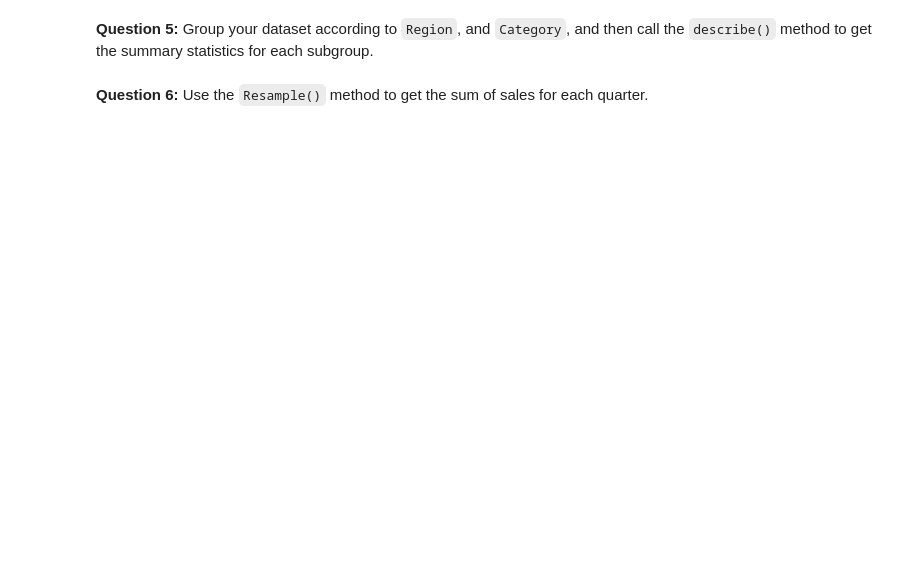
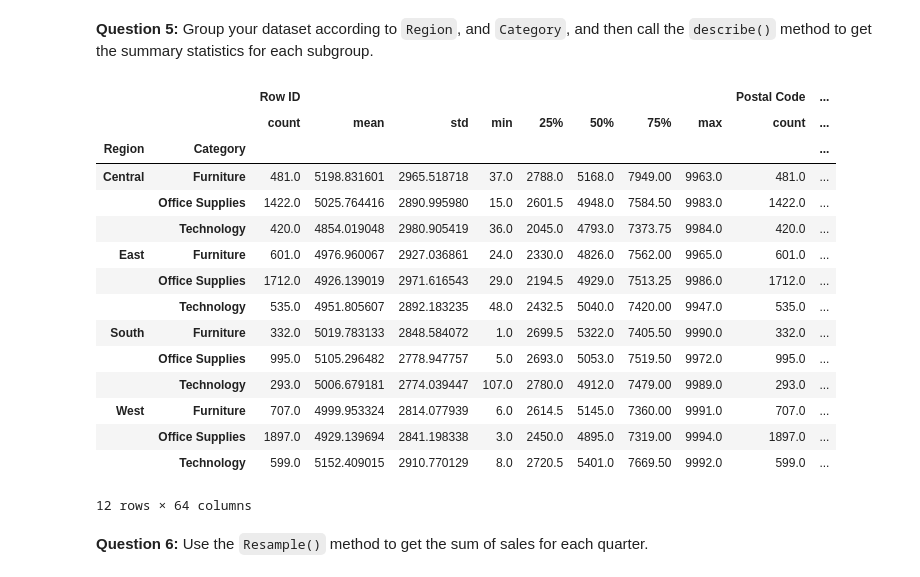
Before and after one commit to Yuliana-GitHub/DAT-07-28-iuliana, a Jupyter notebook: ClassMaterial/Unit2/Class6/Labs/Pandas -- Cleaning, Merging, Grouping-iuliana.ipynb, the cells around one changed output. Saved outputs shown, nothing was run; the diff lists cells and outputs as text; code cells hidden in the pictures; blank space fills up the shorter version.

```diff
--- a/ClassMaterial/Unit2/Class6/Labs/Pandas -- Cleaning, Merging, Grouping-iuliana.ipynb
+++ b/ClassMaterial/Unit2/Class6/Labs/Pandas -- Cleaning, Merging, Grouping-iuliana.ipynb
@@ -65,3 +62,5 @@ Go ahead and create the following columns in your dataset.
+# %%
+orders['Late']=orders['Actual Ship Time']>orders['Expected Ship Time']
 # %% [markdown]
 ### Section II: Merging Dataframes
 # %% [markdown]
@@ -80,3 +77,10 @@ Use the `drop()` method if you need to get rid of redundant columns.
+# %%
+orders = orders.merge(person, on = 'Region', how = 'left')
+orders = orders.merge(returns, on = 'Order ID',how ='left')
+# %%
+orders['Returned'].fillna('No',inplace=True)
+# %%
+orders.rename({'Person':'Salesperson'},axis=1, inplace = True)
 # %% [markdown]
 ### Section III: Grouping
 
@@ -104,2 +138,21 @@ Use the `groupby` or `resample` method to answer the following questions.
+# %%
+orders.groupby(['Region','Category']).describe()
+# %% [output]
+|  |  | Row ID |  |  |  |  |  |  |  | Postal Code | ... |
+|  |  | count | mean | std | min | 25% | 50% | 75% | max | count | ... |
+| Region | Category |  |  |  |  |  |  |  |  |  | ... |
+| Central | Furniture | 481.0 | 5198.831601 | 2965.518718 | 37.0 | 2788.0 | 5168.0 | 7949.00 | 9963.0 | 481.0 | ... |
+|  | Office Supplies | 1422.0 | 5025.764416 | 2890.995980 | 15.0 | 2601.5 | 4948.0 | 7584.50 | 9983.0 | 1422.0 | ... |
+|  | Technology | 420.0 | 4854.019048 | 2980.905419 | 36.0 | 2045.0 | 4793.0 | 7373.75 | 9984.0 | 420.0 | ... |
+| East | Furniture | 601.0 | 4976.960067 | 2927.036861 | 24.0 | 2330.0 | 4826.0 | 7562.00 | 9965.0 | 601.0 | ... |
+|  | Office Supplies | 1712.0 | 4926.139019 | 2971.616543 | 29.0 | 2194.5 | 4929.0 | 7513.25 | 9986.0 | 1712.0 | ... |
+|  | Technology | 535.0 | 4951.805607 | 2892.183235 | 48.0 | 2432.5 | 5040.0 | 7420.00 | 9947.0 | 535.0 | ... |
+| South | Furniture | 332.0 | 5019.783133 | 2848.584072 | 1.0 | 2699.5 | 5322.0 | 7405.50 | 9990.0 | 332.0 | ... |
+|  | Office Supplies | 995.0 | 5105.296482 | 2778.947757 | 5.0 | 2693.0 | 5053.0 | 7519.50 | 9972.0 | 995.0 | ... |
+|  | Technology | 293.0 | 5006.679181 | 2774.039447 | 107.0 | 2780.0 | 4912.0 | 7479.00 | 9989.0 | 293.0 | ... |
+| West | Furniture | 707.0 | 4999.953324 | 2814.077939 | 6.0 | 2614.5 | 5145.0 | 7360.00 | 9991.0 | 707.0 | ... |
+|  | Office Supplies | 1897.0 | 4929.139694 | 2841.198338 | 3.0 | 2450.0 | 4895.0 | 7319.00 | 9994.0 | 1897.0 | ... |
+|  | Technology | 599.0 | 5152.409015 | 2910.770129 | 8.0 | 2720.5 | 5401.0 | 7669.50 | 9992.0 | 599.0 | ... |
+12 rows × 64 columns
 # %% [markdown]
 **Question 6:** Use the `Resample()` method to get the sum of sales for each quarter.
```
Also changed, not shown: parts of 30 cells of this notebook, 18 other files.
